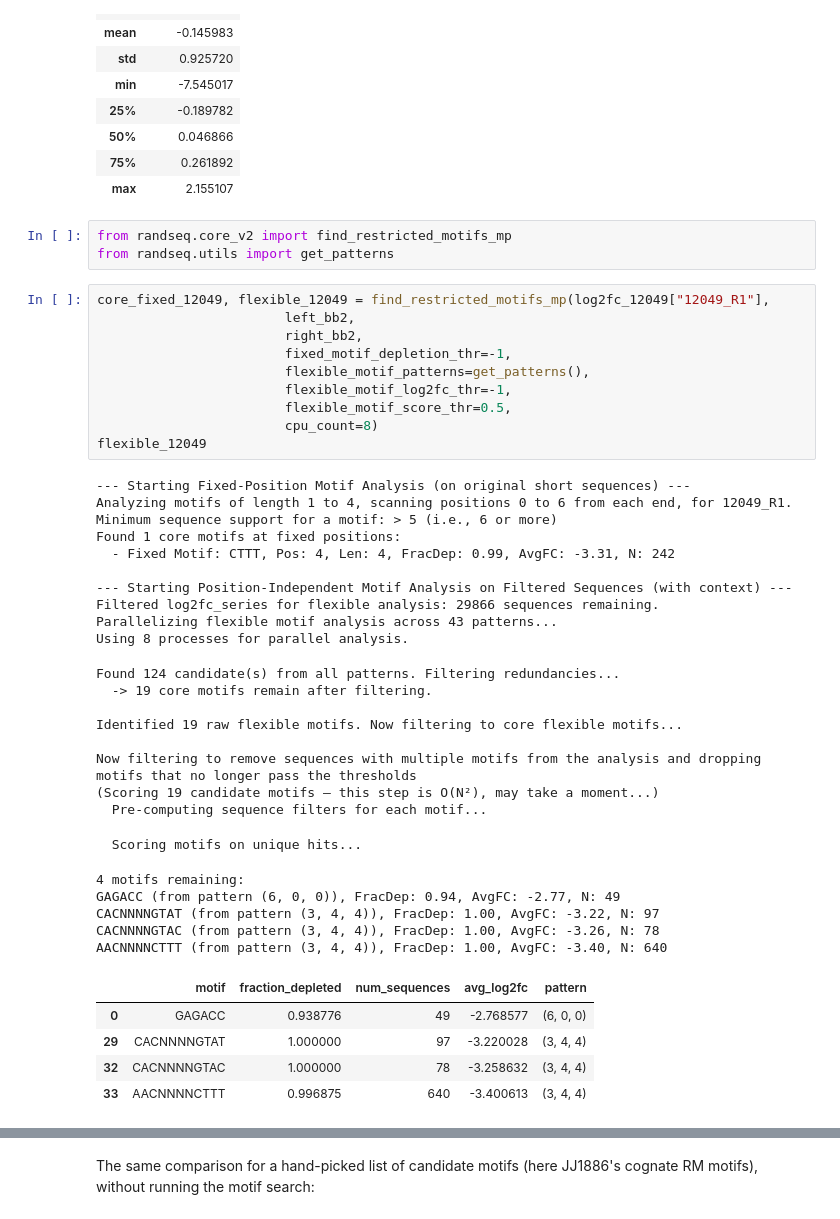
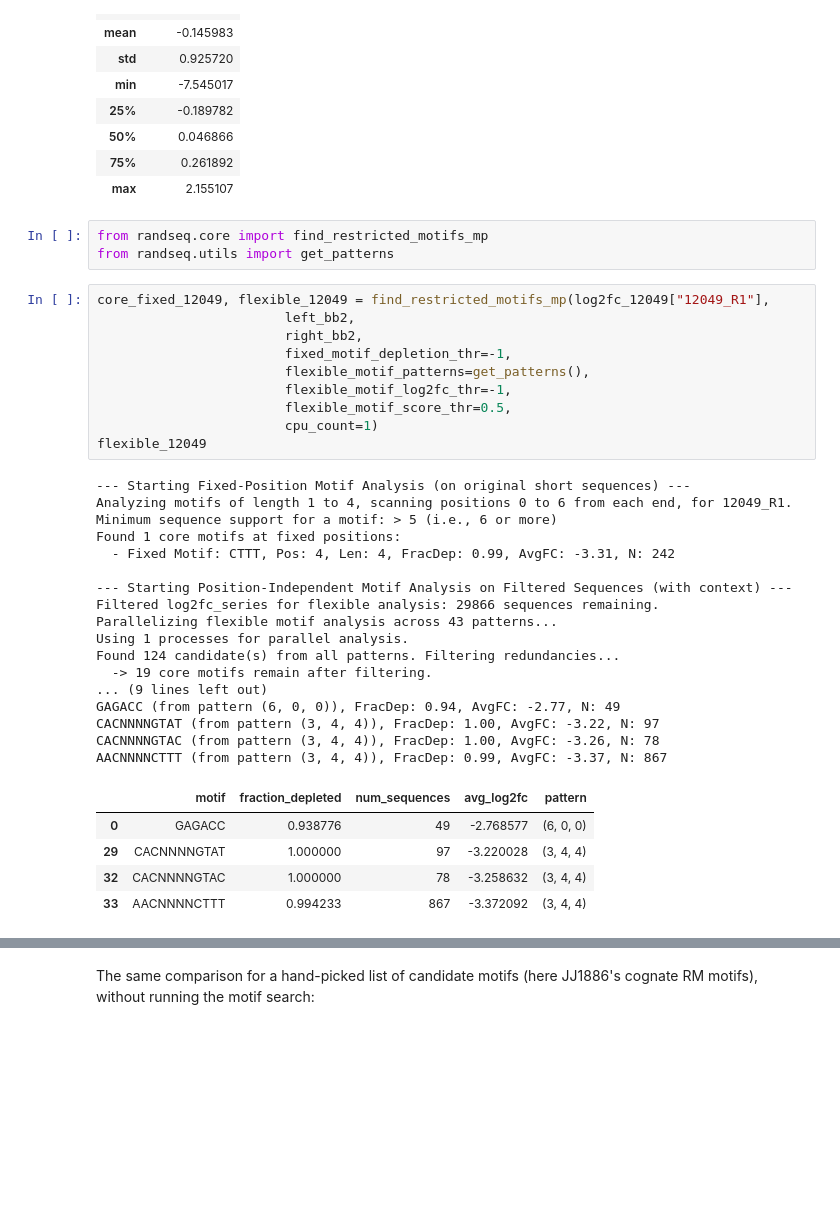
Before and after one commit to dbikard/randseq, a Jupyter notebook: nbs/02_plotting.ipynb, the cells around one changed output, grey strips where cells are left out. Saved outputs shown, nothing was run; the diff lists cells and outputs as text; blank space fills up the shorter version.

```diff
--- a/nbs/02_plotting.ipynb
+++ b/nbs/02_plotting.ipynb
@@ -360,48 +331,41 @@ log2fc_12049.describe()
 | 75% | 0.261892 |
 | max | 2.155107 |
 # %%
-from randseq.core_v2 import find_restricted_motifs_mp
+from randseq.core import find_restricted_motifs_mp
 from randseq.utils import get_patterns
 # %%
 core_fixed_12049, flexible_12049 = find_restricted_motifs_mp(log2fc_12049["12049_R1"],
                         left_bb2,
                         right_bb2,
                         fixed_motif_depletion_thr=-1,
                         flexible_motif_patterns=get_patterns(),
                         flexible_motif_log2fc_thr=-1,
                         flexible_motif_score_thr=0.5,
-                        cpu_count=8)
+                        cpu_count=1)
 flexible_12049
 # %% [output]
 --- Starting Fixed-Position Motif Analysis (on original short sequences) ---
 Analyzing motifs of length 1 to 4, scanning positions 0 to 6 from each end, for 12049_R1.
 Minimum sequence support for a motif: > 5 (i.e., 6 or more)
 Found 1 core motifs at fixed positions:
   - Fixed Motif: CTTT, Pos: 4, Len: 4, FracDep: 0.99, AvgFC: -3.31, N: 242
 
 --- Starting Position-Independent Motif Analysis on Filtered Sequences (with context) ---
 Filtered log2fc_series for flexible analysis: 29866 sequences remaining.
 Parallelizing flexible motif analysis across 43 patterns...
-Using 8 processes for parallel analysis.
+Using 1 processes for parallel analysis.
+Found 124 candidate(s) from all patterns. Filtering redundancies...
+  -> 19 core motifs remain after filtering.
+... (9 lines left out)
+GAGACC (from pattern (6, 0, 0)), FracDep: 0.94, AvgFC: -2.77, N: 49
+CACNNNNGTAT (from pattern (3, 4, 4)), FracDep: 1.00, AvgFC: -3.22, N: 97
+CACNNNNGTAC (from pattern (3, 4, 4)), FracDep: 1.00, AvgFC: -3.26, N: 78
+AACNNNNCTTT (from pattern (3, 4, 4)), FracDep: 0.99, AvgFC: -3.37, N: 867
-Found 124 candidate(s) from all patterns. Filtering redundancies...
-  -> 19 core motifs remain after filtering.
-
-Identified 19 raw flexible motifs. Now filtering to core flexible motifs...
-
-Now filtering to remove sequences with multiple motifs from the analysis and dropping motifs that no longer pass the thresholds
-(Scoring 19 candidate motifs — this step is O(N²), may take a moment...)
-  Pre-computing sequence filters for each motif...
-  Scoring motifs on unique hits...
-4 motifs remaining:
-GAGACC (from pattern (6, 0, 0)), FracDep: 0.94, AvgFC: -2.77, N: 49
-CACNNNNGTAT (from pattern (3, 4, 4)), FracDep: 1.00, AvgFC: -3.22, N: 97
-CACNNNNGTAC (from pattern (3, 4, 4)), FracDep: 1.00, AvgFC: -3.26, N: 78
-AACNNNNCTTT (from pattern (3, 4, 4)), FracDep: 1.00, AvgFC: -3.40, N: 640
 |  | motif | fraction_depleted | num_sequences | avg_log2fc | pattern |
 | 0 | GAGACC | 0.938776 | 49 | -2.768577 | (6, 0, 0) |
 | 29 | CACNNNNGTAT | 1.000000 | 97 | -3.220028 | (3, 4, 4) |
 | 32 | CACNNNNGTAC | 1.000000 | 78 | -3.258632 | (3, 4, 4) |
-| 33 | AACNNNNCTTT | 0.996875 | 640 | -3.400613 | (3, 4, 4) |
+| 33 | AACNNNNCTTT | 0.994233 | 867 | -3.372092 | (3, 4, 4) |
 # %%
 fig, axes = plot_motif_analysis(counts_12049, "12049_R1", "Control", flexible_12049, left_bb2, right_bb2)
 # %% [output]
```
Also changed, not shown: parts of 4 cells of this notebook, 6 other files.
